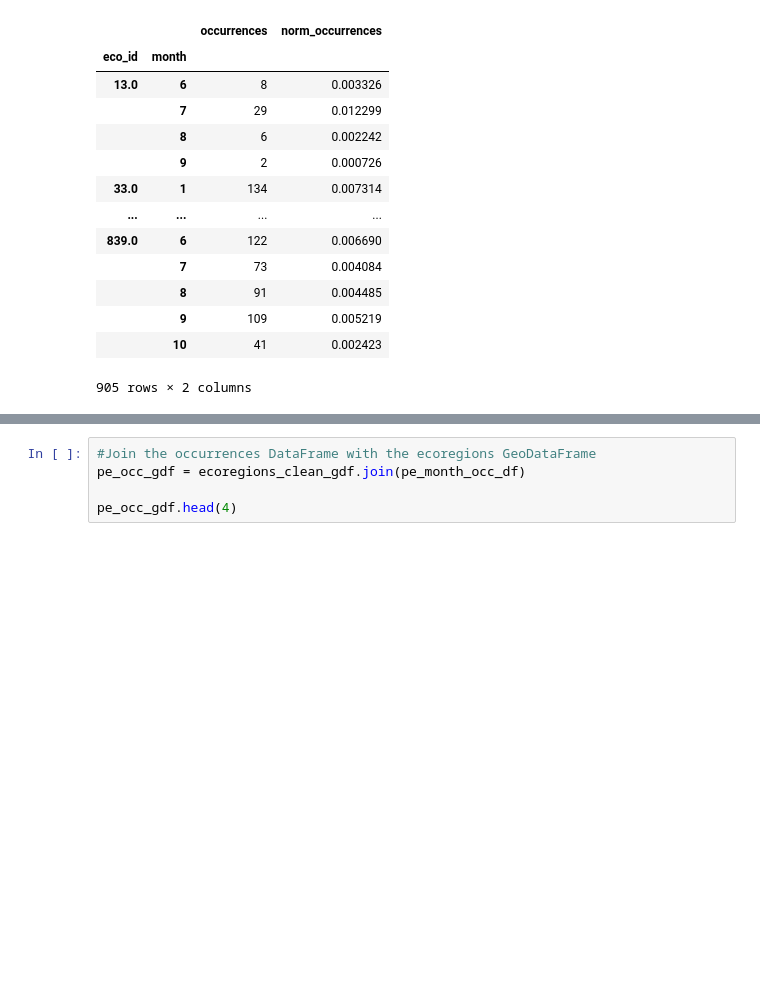
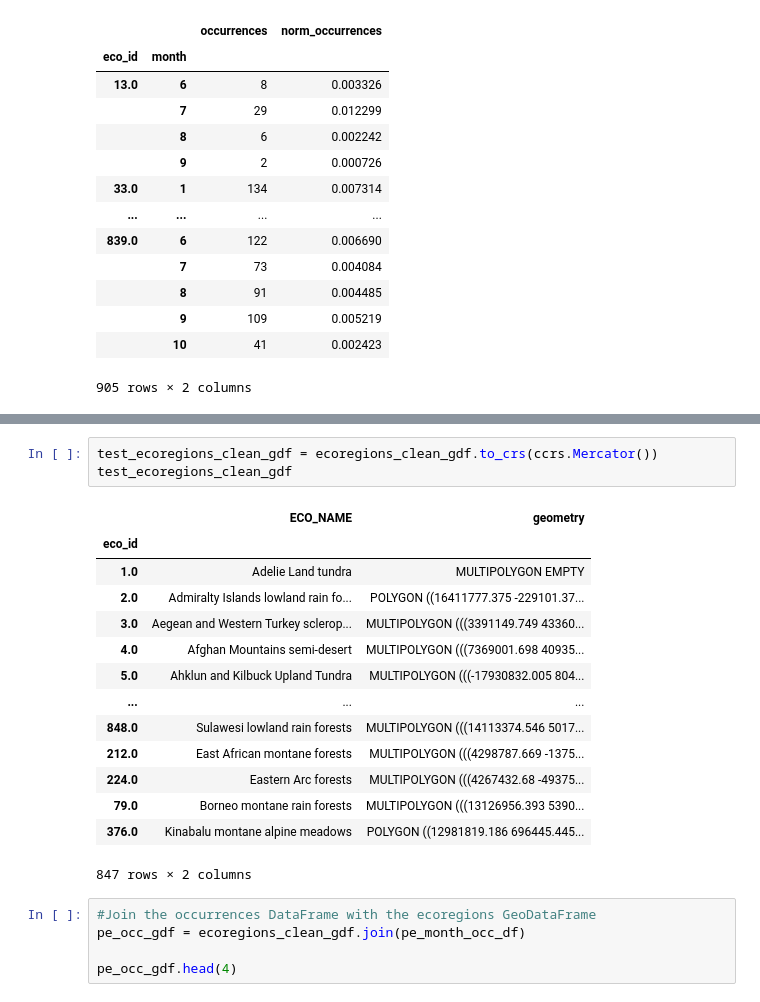
Before and after one commit to earthlab-education/species-distribution-coding-challenge-hanried, a Jupyter notebook: notebooks/05_pelican_migration.ipynb, the cells around one changed output, grey strips where cells are left out. Cells and saved outputs as stored; diff of their text form; blank space fills up the shorter version.

```diff
--- a/notebooks/05_pelican_migration.ipynb
+++ b/notebooks/05_pelican_migration.ipynb
@@ -455,3 +459,21 @@ ecoregions_clean_gdf.head(1)
+# %%
+test_ecoregions_clean_gdf = ecoregions_clean_gdf.to_crs(ccrs.Mercator())
+test_ecoregions_clean_gdf
+# %% [output]
+|  | ECO_NAME | geometry |
+| eco_id |  |  |
+| 1.0 | Adelie Land tundra | MULTIPOLYGON EMPTY |
+| 2.0 | Admiralty Islands lowland rain fo... | POLYGON ((16411777.375 -229101.37... |
+| 3.0 | Aegean and Western Turkey sclerop... | MULTIPOLYGON (((3391149.749 43360... |
+| 4.0 | Afghan Mountains semi-desert | MULTIPOLYGON (((7369001.698 40935... |
+| 5.0 | Ahklun and Kilbuck Upland Tundra | MULTIPOLYGON (((-17930832.005 804... |
+| ... | ... | ... |
+| 848.0 | Sulawesi lowland rain forests | MULTIPOLYGON (((14113374.546 5017... |
+| 212.0 | East African montane forests | MULTIPOLYGON (((4298787.669 -1375... |
+| 224.0 | Eastern Arc forests | MULTIPOLYGON (((4267432.68 -49375... |
+| 79.0 | Borneo montane rain forests | MULTIPOLYGON (((13126956.393 5390... |
+| 376.0 | Kinabalu montane alpine meadows | POLYGON ((12981819.186 696445.445... |
+847 rows × 2 columns
 # %%
 #Join the occurrences DataFrame with the ecoregions GeoDataFrame
 pe_occ_gdf = ecoregions_clean_gdf.join(pe_month_occ_df)
```
Also changed, not shown: parts of 7 cells of this notebook, 1 other file.
